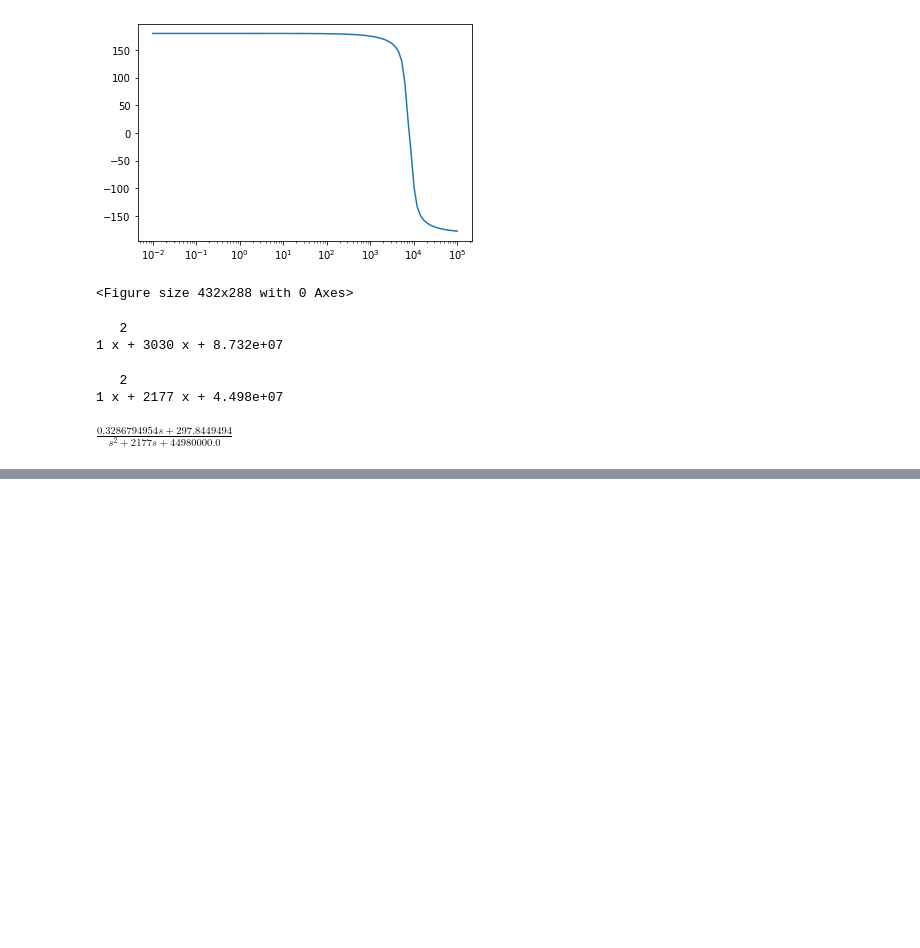
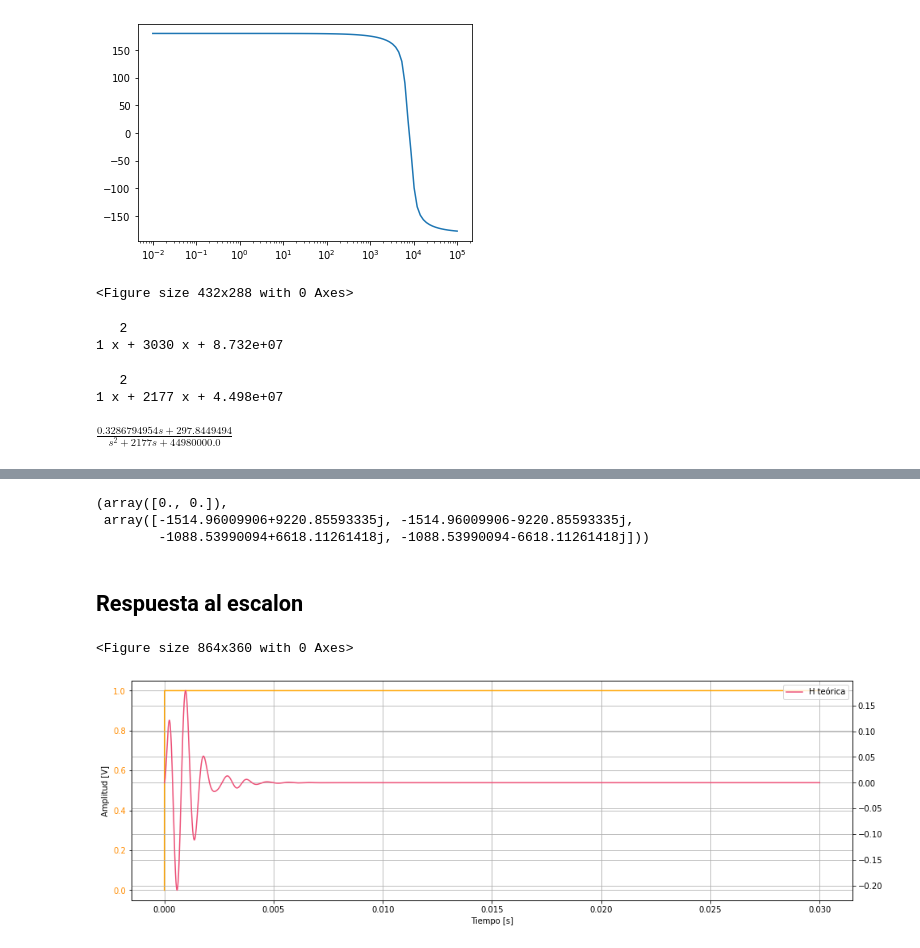
Before and after one commit to violetaperezandrade/TP-ADC, a Jupyter notebook: TP.ipynb, the cells around one changed output, grey strips where cells are left out. Cells and saved outputs as stored; diff of their text form; code cells hidden in the pictures; blank space fills up the shorter version.

Commit message:
puntos 1 y 2(falta arreglar la respuesta a la cuadrada)

```diff
--- a/TP.ipynb
+++ b/TP.ipynb
@@ -146,0 +183,28 @@ $\displaystyle \frac{0.3286794954 s + 297.8449494}{s^{2} + 2177 s + 44980000.0}$
+# %%
+ml.zero(H), ml.pole(H)
+# %% [output]
+(array([0., 0.]),
+ array([-1514.96009906+9220.85593335j, -1514.96009906-9220.85593335j,
+        -1088.53990094+6618.11261418j, -1088.53990094-6618.11261418j]))
+# %% [markdown]
+## Respuesta al escalon
+# %%
+plt.figure(figsize=(12,5))
+t = np.linspace(0, 0.03, 1000000, endpoint=False)
+yout, T = ml.step(H, T=t)
+fig, ax1 = plt.subplots(figsize=(16,5))
+ax1.set_ylabel('Amplitud [V]')
+ax1.set_xlabel('Tiempo [s]')
+ax1.plot(T, [0] + [1 for _ in range(len(T)-1)], color='orange')
+ax1.set_ylabel('Amplitud [V]')
+ax1.tick_params(axis='y', labelcolor='darkorange')
+ax2 = ax1.twinx()
+ax2.plot(T, yout, color='#ed5178')
+ax2.tick_params(axis='y', labelcolor='black')
+ax2.legend(['H teórica'])
+ax1.grid(axis='both')
+ax2.grid(axis='y')
+plt.show();
+# %% [output]
+<Figure size 864x360 with 0 Axes>
+[figure, added]
```
Also changed, not shown: parts of 17 cells of this notebook, 1 other file.
